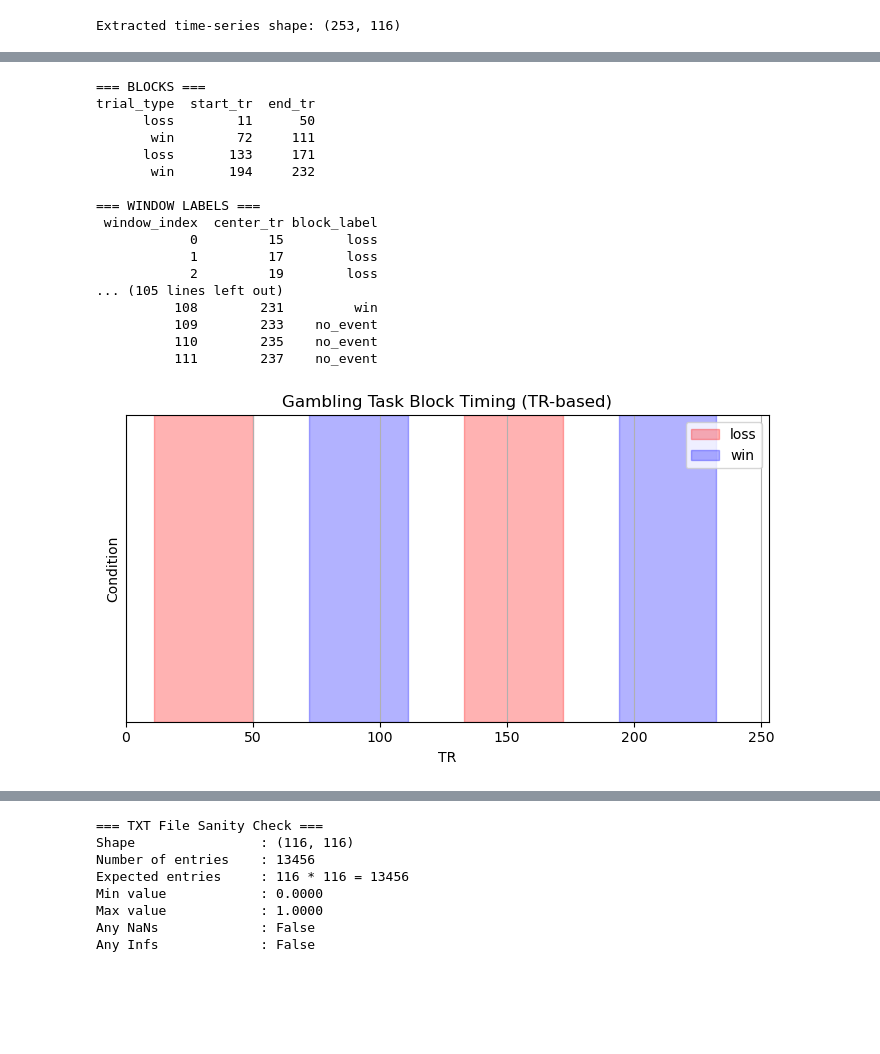
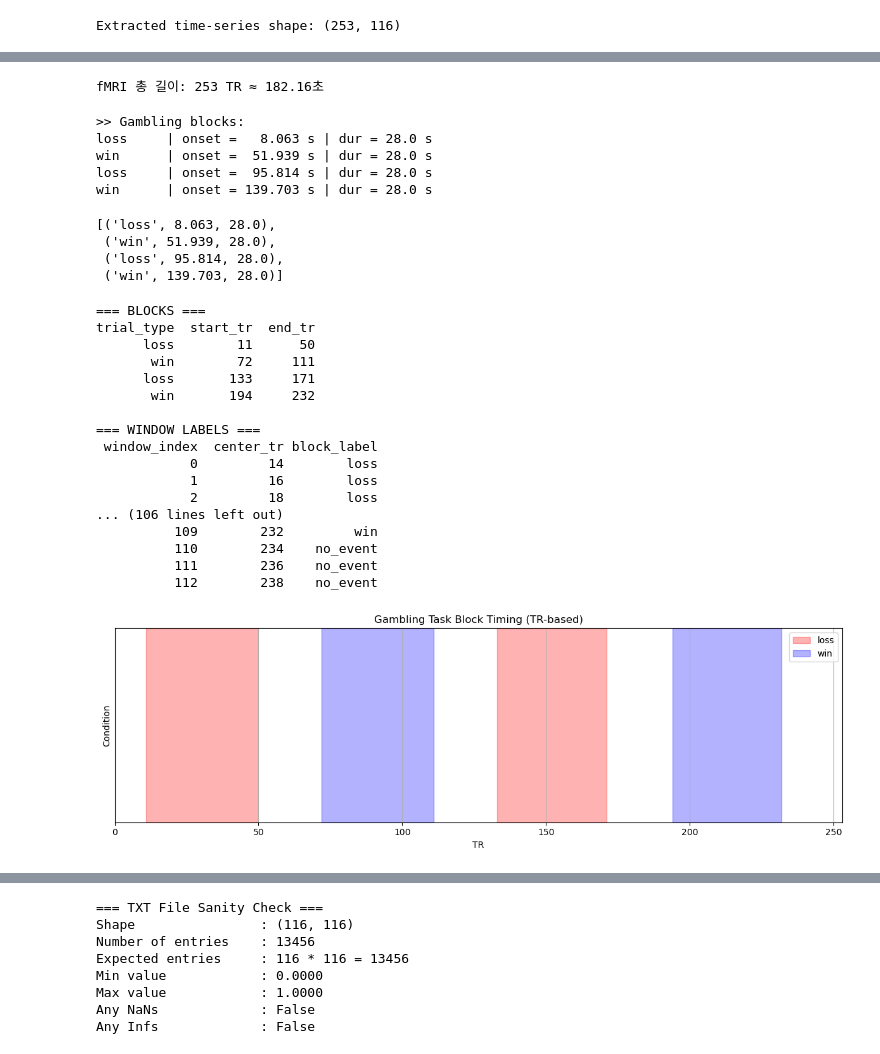
Before and after one commit to jhjeong-lab/BrainNetworkTDA, a Jupyter notebook: Analysis/Process_Gambling.ipynb, the cells around one changed output, grey strips where cells are left out. Saved outputs shown, nothing was run; the diff lists cells and outputs as text; code cells hidden in the pictures; blank space fills up the shorter version.

```diff
--- a/Analysis/Process_Gambling.ipynb
+++ b/Analysis/Process_Gambling.ipynb
@@ -126,4 +177,4 @@ OUT_DIR.mkdir(exist_ok=True)
 # %%
-img_path, ev_dir = make_paths(SUBJECT, TASK, PHASE)
+img_path, parent_dir = make_paths(SUBJECT, TASK, PHASE)
 print(f"Loading {TASK} {PHASE} run from: {img_path}")
 # %% [output]
@@ -140,0 +199,6 @@ Extracted time-series shape: (253, 116)
+# %%
+TR = 0.72
+total_duration = T * TR
+print(f"fMRI 총 길이: {T} TR ≈ {total_duration:.2f}초")
+# %% [output]
+fMRI 총 길이: 253 TR ≈ 182.16초
@@ -141,23 +242,28 @@ Extracted time-series shape: (253, 116)
+# %%
+gambling_ev_dir = f"C:/Users/JINHWA/Projects/BrainNetworkTDA/Dataset/{SUBJECT:06d}/MNINonLinear/Results/tfMRI_{TASK}_LR/EVs"
+gambling_blocks = load_task_blocks(gambling_ev_dir, "gambling", include_neutral=False)
+print(">> Gambling blocks:")
+for lbl, onset, dur in gambling_blocks:
+    print(f"{lbl:8s} | onset = {onset:7.3f} s | dur = {dur:.1f} s")
+# %% [output]
+>> Gambling blocks:
+loss     | onset =   8.063 s | dur = 28.0 s
+win      | onset =  51.939 s | dur = 28.0 s
+loss     | onset =  95.814 s | dur = 28.0 s
+win      | onset = 139.703 s | dur = 28.0 s
+# %%
+gambling_blocks
+# %% [output]
+[('loss', 8.063, 28.0),
+ ('win', 51.939, 28.0),
+ ('loss', 95.814, 28.0),
+ ('win', 139.703, 28.0)]
 # %%
-TR         = 0.72
-WINDOW_SIZE  = 30            # TR 단위
-STEP_SIZE    = 2             # TR 단위
-# ───────────────
-# Raw block data (from EVs)
-# Format: (label, onset, duration)
-# ───────────────
-raw_blocks = [
-    ("loss",  8.063, 28.0),
-    ("win",  51.951, 28.0),
-    ("loss", 95.840, 28.0),
-    ("win", 139.742, 28.0),
-]
-
 # ───────────────
 # 1. Compute block TR range
 # ───────────────
 events = []
-for label, onset, duration in raw_blocks:
+for label, onset, duration in gambling_blocks:
 
     start_tr = int(np.floor(onset / TR))
     end_tr   = int(np.ceil((onset + duration) / TR)) - 1
@@ -174,7 +280,7 @@ print("\n=== BLOCKS ===")
 print(ev_df[["trial_type", "start_tr", "end_tr"]].to_string(index=False))
 
 # ───────────────
-# 2. Sliding Window Labeling (based on full ts_resid of length 176)
+# 2. Sliding Window Labeling
 # ───────────────
 
 n_windows = (T - WINDOW_SIZE) // STEP_SIZE + 1
@@ -203,42 +309,43 @@ trial_type  start_tr  end_tr
 
 === WINDOW LABELS ===
  window_index  center_tr block_label
-            0         15        loss
-            1         17        loss
-            2         19        loss
-... (105 lines left out)
-          108        231         win
-          109        233    no_event
-          110        235    no_event
-          111        237    no_event
+            0         14        loss
+            1         16        loss
+            2         18        loss
+... (106 lines left out)
+          109        232         win
+          110        234    no_event
+          111        236    no_event
+          112        238    no_event
 # %%
 # Convert to TR-based onsets
 corrected_blocks = []
-for label, onset, duration in raw_blocks:
+for label, onset, duration in gambling_blocks:
 
     start_tr = int(onset // TR)
     end_tr   = int((onset + duration) // TR)
     corrected_blocks.append((label, start_tr, end_tr))
 
 # Plot
-plt.figure(figsize=(7, 4))
+plt.figure(figsize=(12, 4))
 for label, start_tr, end_tr in corrected_blocks:
-    color = 'red' if label == 'loss' else 'blue'
+    if label == 'loss': color = 'red'
+    elif label == 'win': color = 'blue'
     alpha = 0.3
     label_name = label if label not in plt.gca().get_legend_handles_labels()[1] else None
     plt.axvspan(start_tr, end_tr, color=color, alpha=alpha, label=label_name)
 
 plt.xlabel("TR")
 plt.ylabel("Condition")
 plt.title("Gambling Task Block Timing (TR-based)")
 plt.xlim(0, 253)  # full run duration
 plt.yticks([])
 plt.grid(True)
 plt.legend()
 plt.tight_layout()
 plt.show()
 # %% [output]
-[figure, old version]
+[figure, new version]
 # %%
 dist_tensor = sliding_window_dist(ts_resid, WINDOW_SIZE, STEP_SIZE)
 print(f"Distance tensor shape: {dist_tensor.shape}")
```
Also changed, not shown: parts of 17 cells of this notebook, 10 other files.
